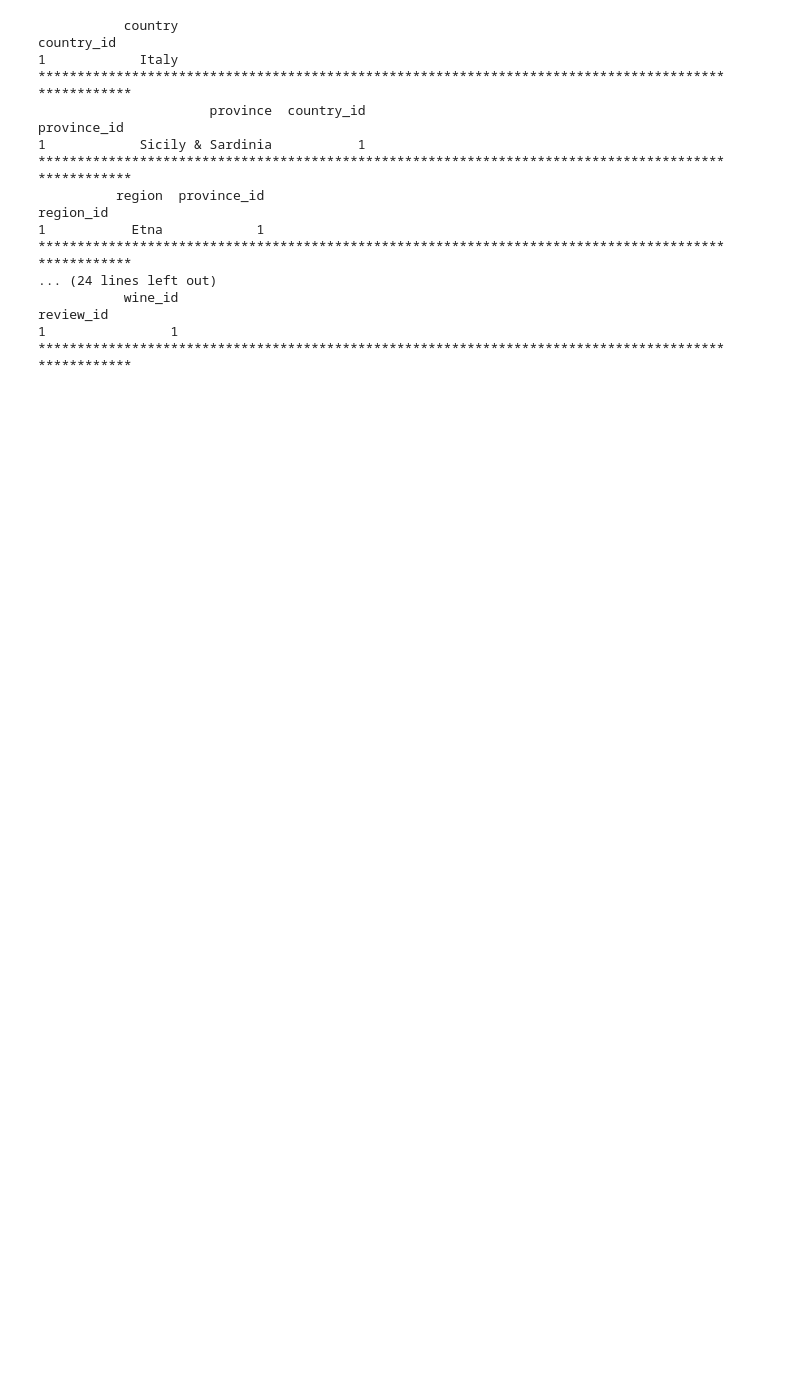
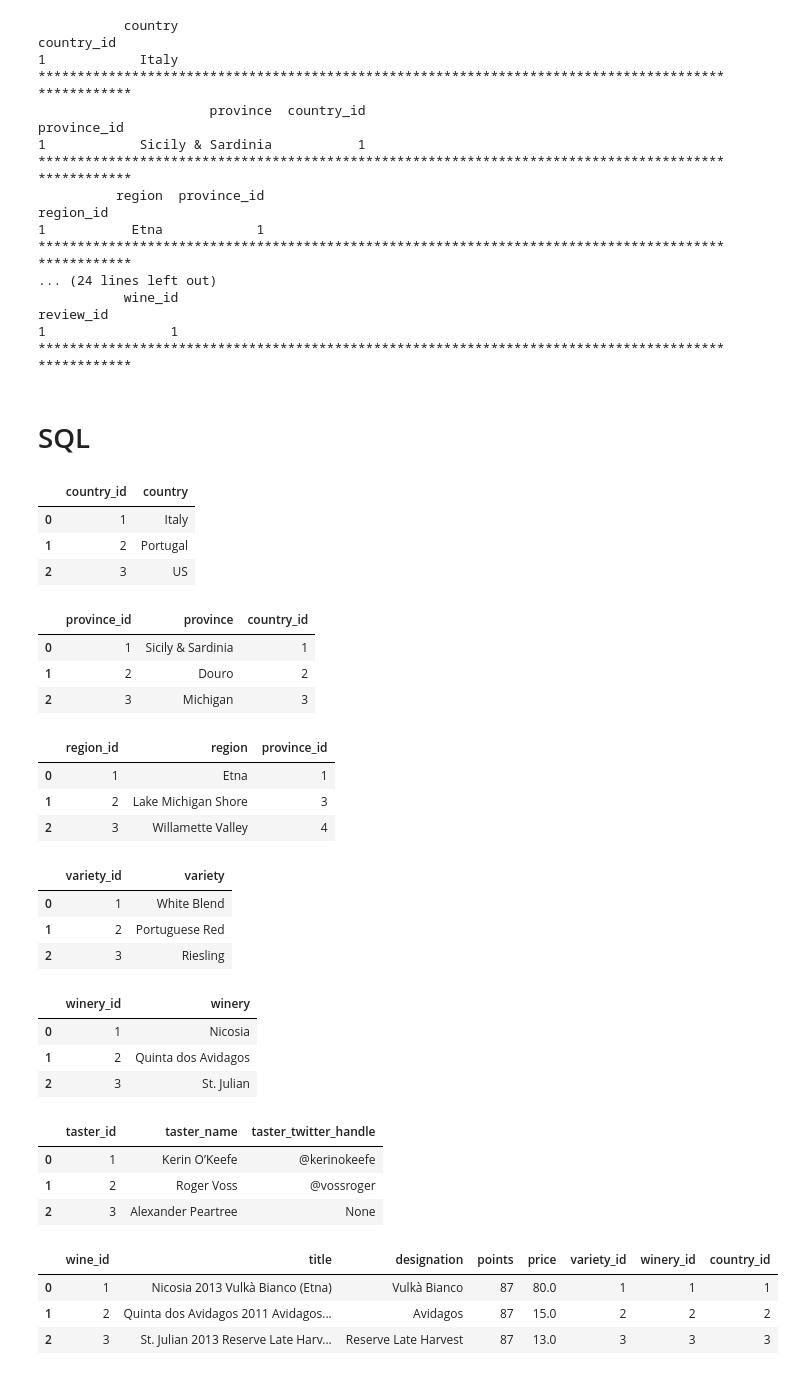
Before and after one commit to fowardelcac/Tp2_sem, a Jupyter notebook: proccess_df_to_ddb.ipynb, the cells around one changed output. Cells and saved outputs as stored; diff of their text form; code cells hidden in the pictures; blank space fills up the shorter version.

```diff
--- a/proccess_df_to_ddb.ipynb
+++ b/proccess_df_to_ddb.ipynb
@@ -130,3 +132,5 @@ region_id
 review_id
 1                1
 ****************************************************************************************************
+# %% [markdown]
+# SQL
@@ -132,0 +144,49 @@ review_id
+# %%
+pd.read_sql(f"SELECT * FROM {table_names[0]} LIMIT 3;", conexion)
+# %% [output]
+|  | country_id | country |
+| 0 | 1 | Italy |
+| 1 | 2 | Portugal |
+| 2 | 3 | US |
+# %%
+pd.read_sql(f"SELECT * FROM {table_names[1]} LIMIT 3;", conexion)
+# %% [output]
+|  | province_id | province | country_id |
+| 0 | 1 | Sicily & Sardinia | 1 |
+| 1 | 2 | Douro | 2 |
+| 2 | 3 | Michigan | 3 |
+# %%
+pd.read_sql(f"SELECT * FROM {table_names[2]} LIMIT 3;", conexion)
+# %% [output]
+|  | region_id | region | province_id |
+| 0 | 1 | Etna | 1 |
+| 1 | 2 | Lake Michigan Shore | 3 |
+| 2 | 3 | Willamette Valley | 4 |
+# %%
+pd.read_sql(f"SELECT * FROM {table_names[3]} LIMIT 3;", conexion)
+# %% [output]
+|  | variety_id | variety |
+| 0 | 1 | White Blend |
+| 1 | 2 | Portuguese Red |
+| 2 | 3 | Riesling |
+# %%
+pd.read_sql(f"SELECT * FROM {table_names[4]} LIMIT 3;", conexion)
+# %% [output]
+|  | winery_id | winery |
+| 0 | 1 | Nicosia |
+| 1 | 2 | Quinta dos Avidagos |
+| 2 | 3 | St. Julian |
+# %%
+pd.read_sql(f"SELECT * FROM {table_names[5]} LIMIT 3;", conexion)
+# %% [output]
+|  | taster_id | taster_name | taster_twitter_handle |
+| 0 | 1 | Kerin O’Keefe | @kerinokeefe |
+| 1 | 2 | Roger Voss | @vossroger |
+| 2 | 3 | Alexander Peartree | None |
+# %%
+pd.read_sql(f"SELECT * FROM {table_names[6]} LIMIT 3;", conexion)
+# %% [output]
+|  | wine_id | title | designation | points | price | variety_id | winery_id | country_id |
+| 0 | 1 | Nicosia 2013 Vulkà Bianco (Etna) | Vulkà Bianco | 87 | 80.0 | 1 | 1 | 1 |
+| 1 | 2 | Quinta dos Avidagos 2011 Avidagos... | Avidagos | 87 | 15.0 | 2 | 2 | 2 |
+| 2 | 3 | St. Julian 2013 Reserve Late Harv... | Reserve Late Harvest | 87 | 13.0 | 3 | 3 | 3 |
```
Also changed, not shown: parts of 9 cells of this notebook.
